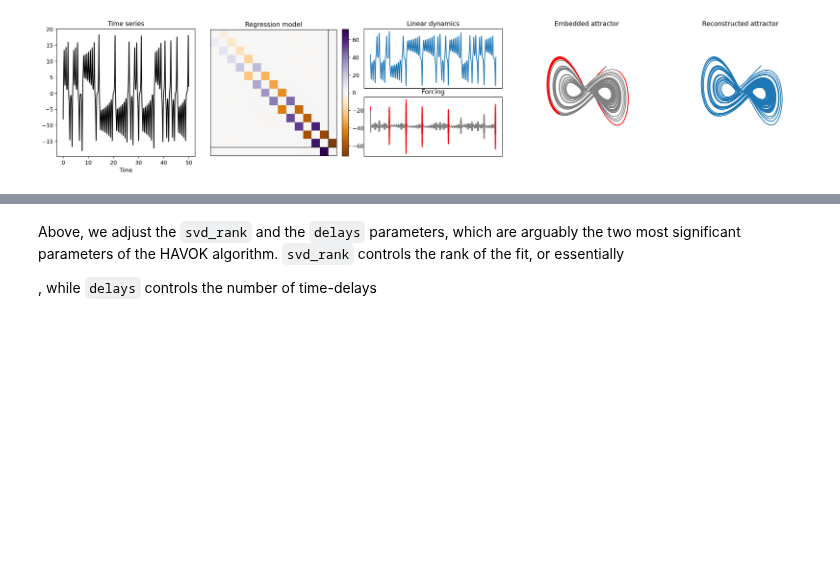
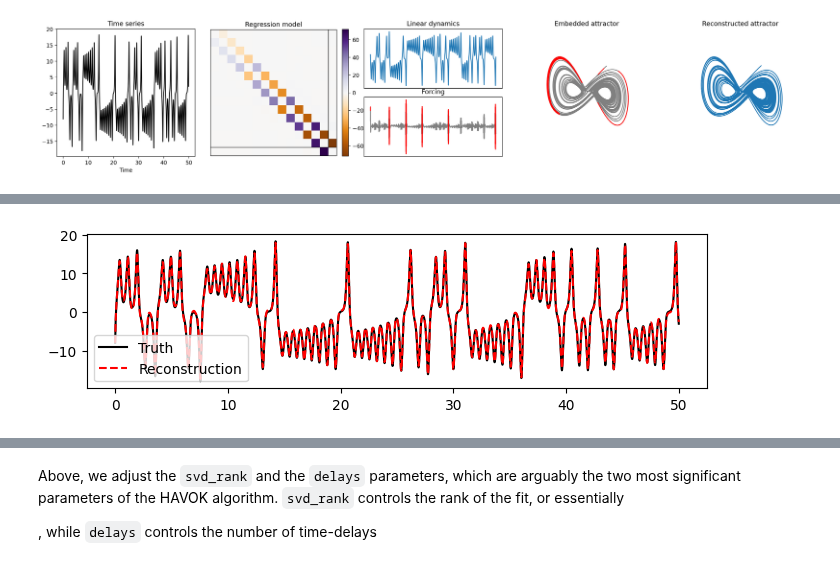
Before and after one commit to PyDMD/PyDMD, a Jupyter notebook: tutorials/tutorial19/tutorial-19-havok.ipynb, the cells around one changed output, grey strips where cells are left out. Saved outputs shown, nothing was run; the diff lists cells and outputs as text; code cells hidden in the pictures; blank space fills up the shorter version.

```diff
--- a/tutorials/tutorial19/tutorial-19-havok.ipynb
+++ b/tutorials/tutorial19/tutorial-19-havok.ipynb
@@ -124,0 +118,8 @@ havok.plot_summary(
+# %%
+plt.figure(figsize=(8, 2))
+plt.plot(t, x, c="k", label="Truth")
+plt.plot(t, havok.reconstructed_data, "--", c="r", label="Reconstruction")
+plt.legend()
+plt.show()
+# %% [output]
+[figure, added]
```
Also changed, not shown: parts of 9 cells of this notebook, 1 other file.
